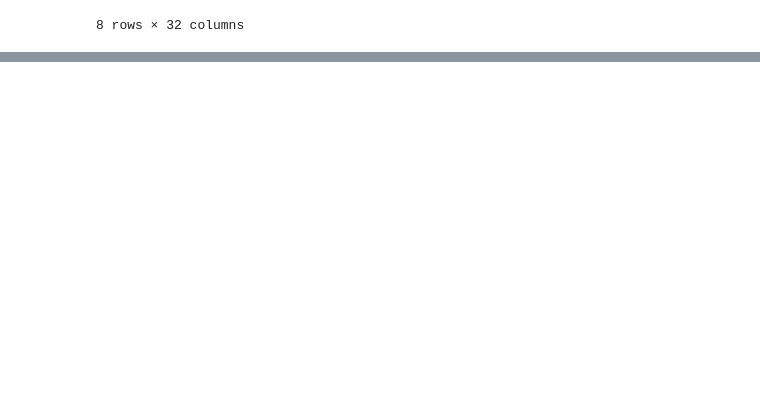
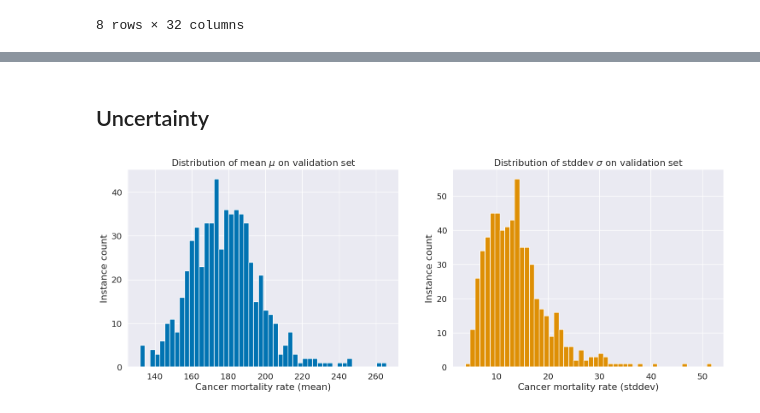
Before and after one commit to sfriedowitz/pytorch-examples, a Jupyter notebook: uncertainty.ipynb, the cells around one changed output, grey strips where cells are left out. Saved outputs shown, nothing was run; the diff lists cells and outputs as text; code cells hidden in the pictures; blank space fills up the shorter version.

Commit message:
working through uncertainty notebook

```diff
--- a/uncertainty.ipynb
+++ b/uncertainty.ipynb
@@ -98,0 +225,7 @@ dataset = TabularDataset(x, y)
+# %%
+model = DeepNormal(input_size=x.shape[1], hidden_size=100)
+
+pytorch_total_params = sum(p.numel() for p in model.parameters() if p.requires_grad)
+print(f'{pytorch_total_params:,} trainable parameters')
+
+model
@@ -98,0 +301,2 @@ dataset = TabularDataset(x, y)
+# %%
+model = model.to("cpu")
@@ -98,0 +346,30 @@ dataset = TabularDataset(x, y)
+# %% [markdown]
+## Uncertainty
+# %%
+def make_predictions(model, x):
+    dist = model(x)
+    mean = dist.mean.detach().numpy()
+    std = dist.stddev.detach().numpy()
+
+    mean = output_scaler.inverse_transform(mean)
+    std = std * output_scaler.scale_
+
+    return mean, std
+# %%
+y_hat, std = make_predictions(model, x_test)
+# %%
+f, axes = plt.subplots(1, 2, figsize=(18, 6))
+ax1, ax2 = axes
+
+ax1.hist(y_hat.flatten(), bins=50);
+ax2.hist(std.flatten(), bins=50, color=palette[1]);
+
+ax1.set_xlabel('Cancer mortality rate (mean)');
+ax1.set_ylabel('Instance count');
+ax1.set_title('Distribution of mean $\mu$ on validation set');
+
+ax2.set_xlabel('Cancer mortality rate (stddev)');
+ax2.set_ylabel('Instance count');
+ax2.set_title('Distribution of stddev $\sigma$ on validation set');
+# %% [output]
+[figure, added]
```
Also changed, not shown: parts of 29 cells of this notebook, 6 other files.
